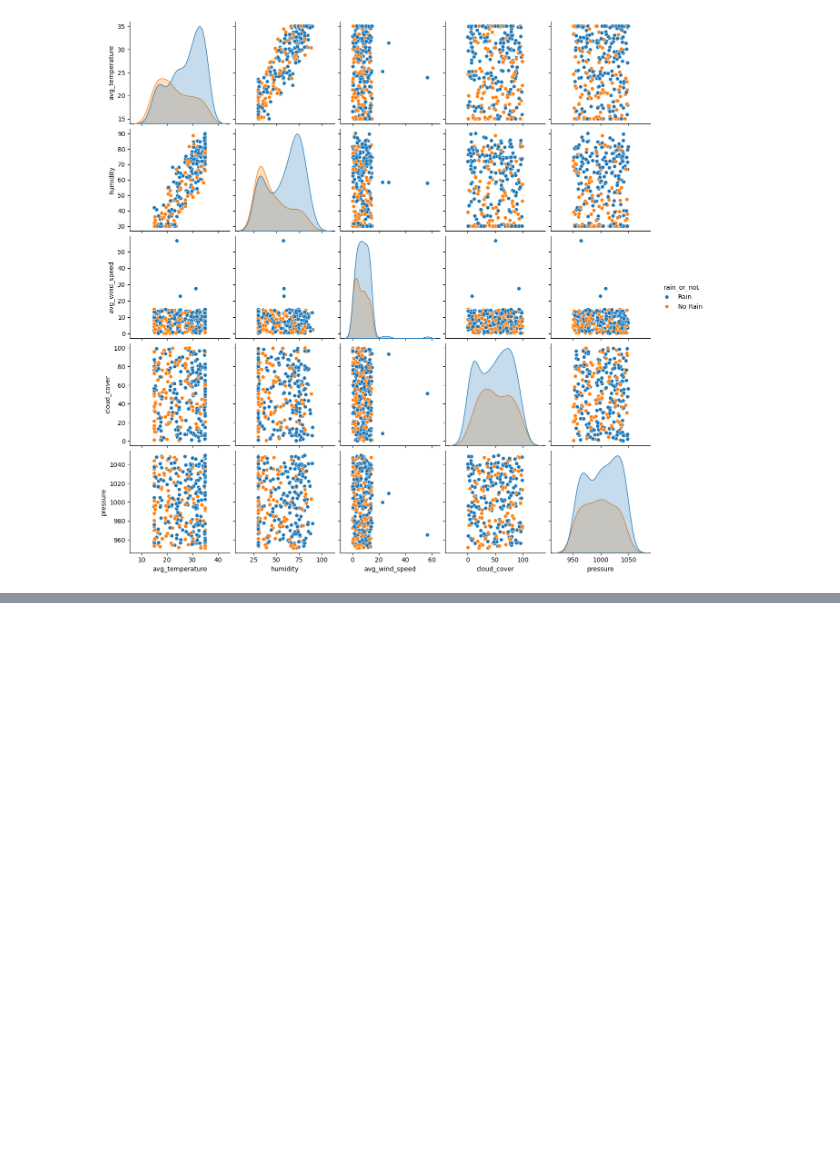
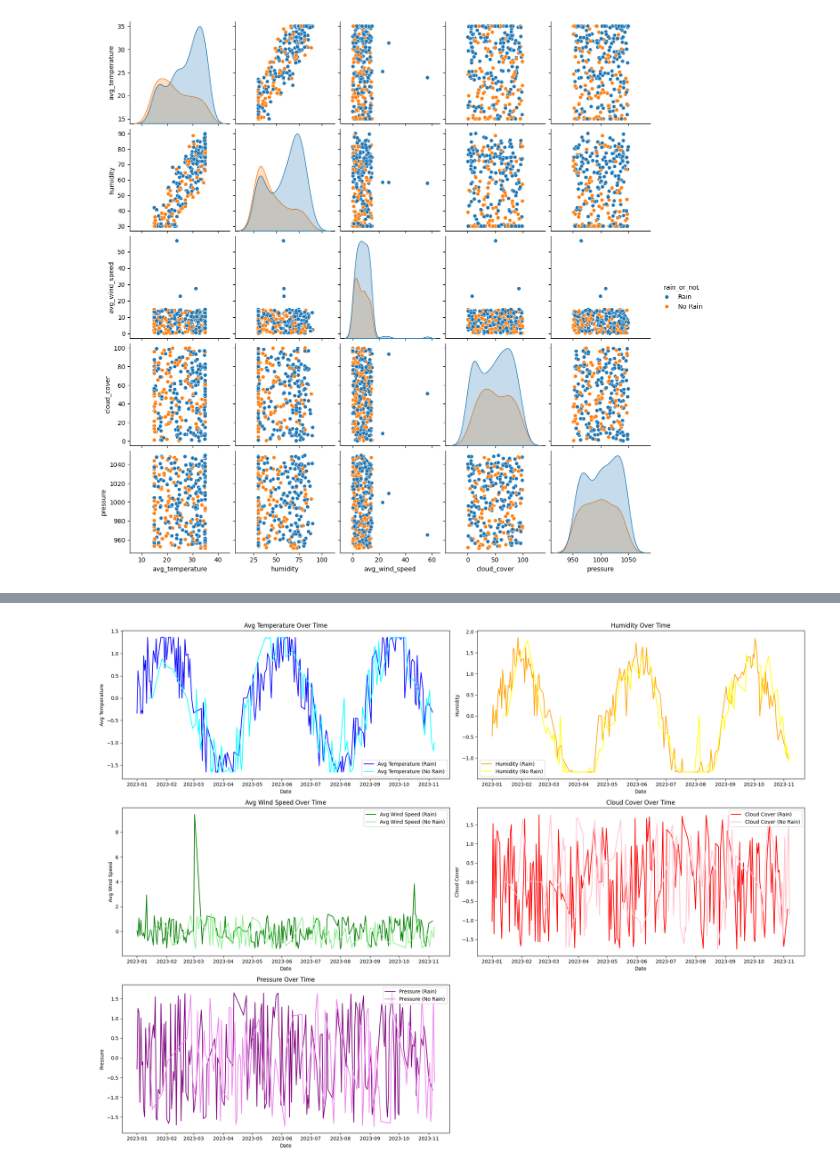
Before and after one commit to rivindu-ashinsa/Intellihack_OutliearRejects_Task1, a Jupyter notebook: Untitled.ipynb, the cells around one changed output, grey strips where cells are left out. Cells and saved outputs as stored; diff of their text form; code cells hidden in the pictures; blank space fills up the shorter version.

```diff
--- a/Untitled.ipynb
+++ b/Untitled.ipynb
@@ -250,3 +250,67 @@ sns.pairplot(df, hue="rain_or_not", diag_kind="kde")
 plt.show()
 # %% [output]
 [figure]
+# %%
+# Plotting time series data for different features
+
+data_preprocessing_pipeline_2 = Pipeline(steps=[
+    ('TypeCastToNum', ConvertToNum()),
+    ('Missingval', Missingval()),
+    ('StandadizeData', StandadizeData()),
+    ('DataEncoder', DateTime()),
+    ('TargetEncode', TargetEncode())
+])
+
+df_with_date = df.copy()
+df_with_date = data_preprocessing_pipeline_2.fit_transform(df_with_date)
+plt.figure(figsize=(20, 15))
+
+# Plot avg_temperature over time
+# Plot avg_temperature over time
+plt.subplot(3, 2, 1)
+plt.plot(df_with_date[df_with_date['rain_or_not'] == 1]['date'], df_with_date[df_with_date['rain_or_not'] == 1]['avg_temperature'], label='Avg Temperature (Rain)', color='blue')
+plt.plot(df_with_date[df_with_date['rain_or_not'] == 0]['date'], df_with_date[df_with_date['rain_or_not'] == 0]['avg_temperature'], label='Avg Temperature (No Rain)', color='cyan')
+plt.xlabel('Date')
+plt.ylabel('Avg Temperature')
+plt.title('Avg Temperature Over Time')
+plt.legend()
+
+# Plot humidity over time
+plt.subplot(3, 2, 2)
+plt.plot(df_with_date[df_with_date['rain_or_not'] == 1]['date'], df_with_date[df_with_date['rain_or_not'] == 1]['humidity'], label='Humidity (Rain)', color='orange')
+plt.plot(df_with_date[df_with_date['rain_or_not'] == 0]['date'], df_with_date[df_with_date['rain_or_not'] == 0]['humidity'], label='Humidity (No Rain)', color='yellow')
+plt.xlabel('Date')
+plt.ylabel('Humidity')
+plt.title('Humidity Over Time')
+plt.legend()
+
+# Plot avg_wind_speed over time
+plt.subplot(3, 2, 3)
+plt.plot(df_with_date[df_with_date['rain_or_not'] == 1]['date'], df_with_date[df_with_date['rain_or_not'] == 1]['avg_wind_speed'], label='Avg Wind Speed (Rain)', color='green')
+plt.plot(df_with_date[df_with_date['rain_or_not'] == 0]['date'], df_with_date[df_with_date['rain_or_not'] == 0]['avg_wind_speed'], label='Avg Wind Speed (No Rain)', color='lightgreen')
+plt.xlabel('Date')
+plt.ylabel('Avg Wind Speed')
+plt.title('Avg Wind Speed Over Time')
+plt.legend()
+
+# Plot cloud_cover over time
+plt.subplot(3, 2, 4)
+plt.plot(df_with_date[df_with_date['rain_or_not'] == 1]['date'], df_with_date[df_with_date['rain_or_not'] == 1]['cloud_cover'], label='Cloud Cover (Rain)', color='red')
+plt.plot(df_with_date[df_with_date['rain_or_not'] == 0]['date'], df_with_date[df_with_date['rain_or_not'] == 0]['cloud_cover'], label='Cloud Cover (No Rain)', color='pink')
+plt.xlabel('Date')
+plt.ylabel('Cloud Cover')
+plt.title('Cloud Cover Over Time')
+plt.legend()
+
+# Plot pressure over time
+plt.subplot(3, 2, 5)
+plt.plot(df_with_date[df_with_date['rain_or_not'] == 1]['date'], df_with_date[df_with_date['rain_or_not'] == 1]['pressure'], label='Pressure (Rain)', color='purple')
+plt.plot(df_with_date[df_with_date['rain_or_not'] == 0]['date'], df_with_date[df_with_date['rain_or_not'] == 0]['pressure'], label='Pressure (No Rain)', color='violet')
+plt.xlabel('Date')
+plt.ylabel('Pressure')
+plt.title('Pressure Over Time')
+plt.legend()
+
+plt.tight_layout()
+plt.show()
+# %% [output]
@@ -252,0 +334 @@ plt.show()
+[figure, added]
```
Also changed, not shown: parts of 2 cells of this notebook.
